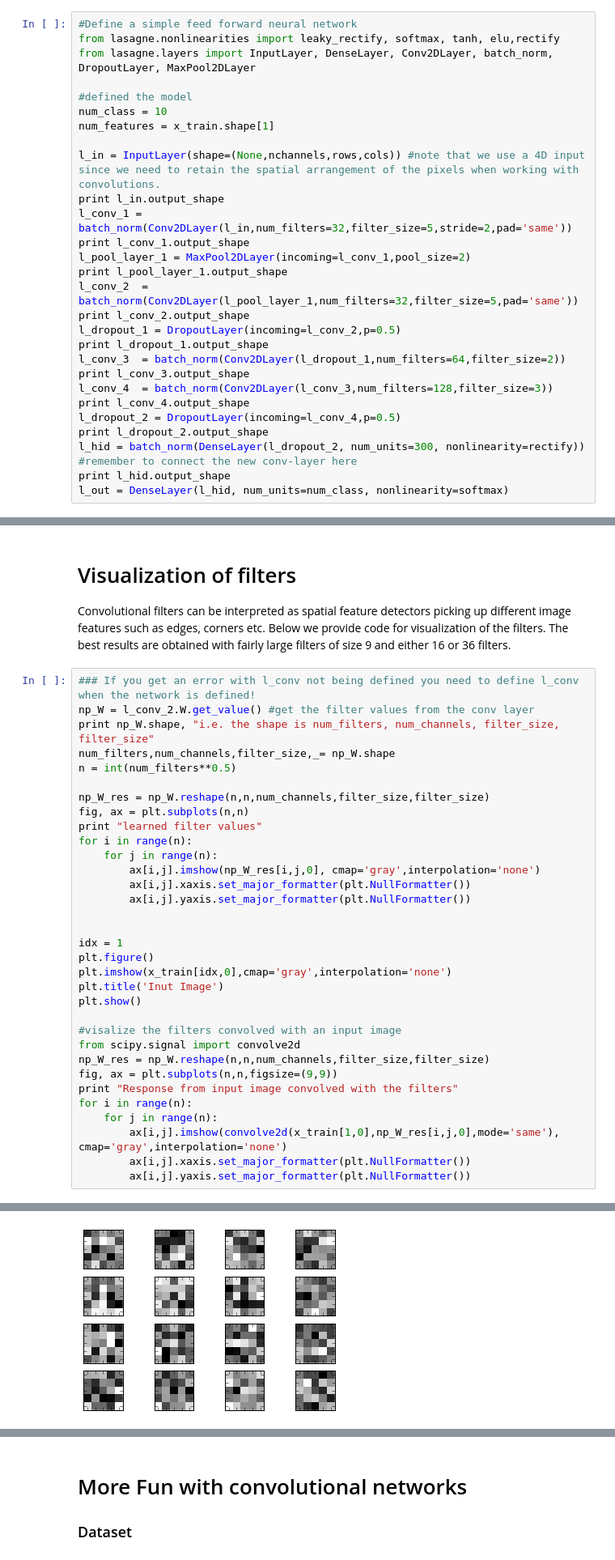
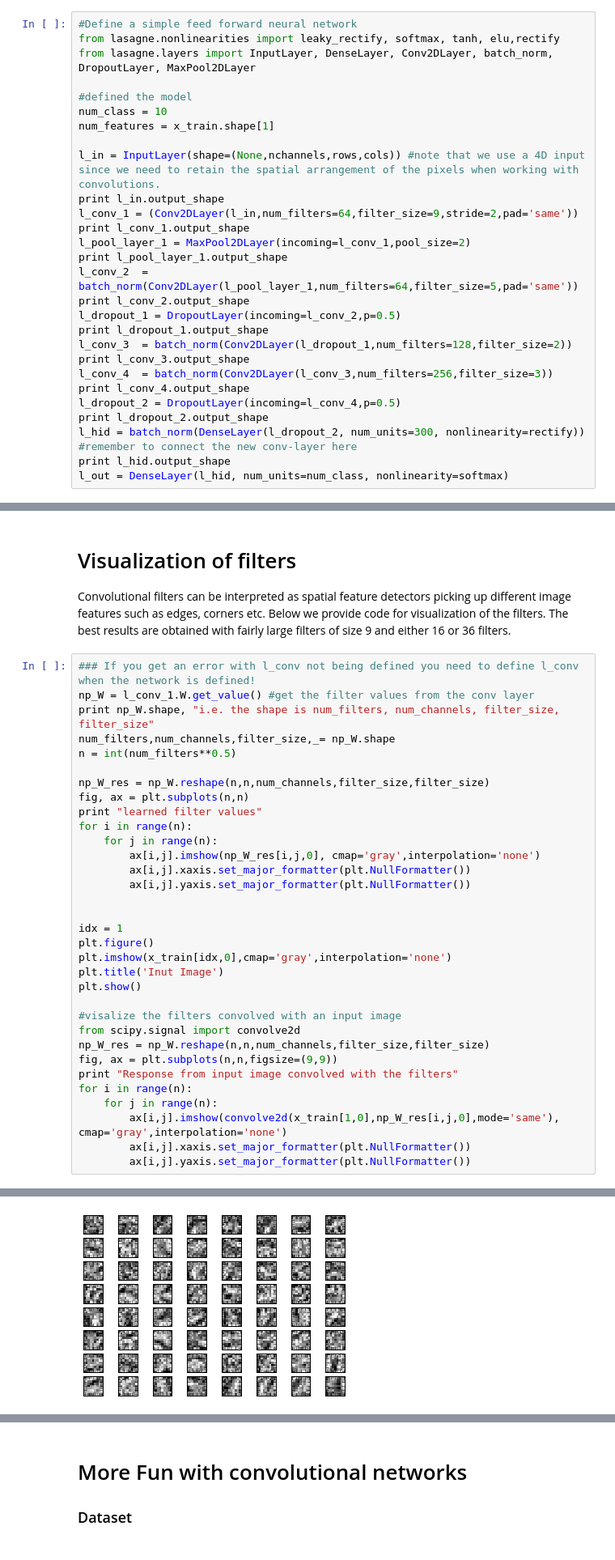
Before and after one commit to AdamPalmar/02456-Deep-learning-AP, a Jupyter notebook: week2/lab2_CNN.ipynb, the cells around one changed output, grey strips where cells are left out. Shown: that part at 81% size. Drawn from its saved outputs; the diff is of its cells as text.

```diff
--- a/week2/lab2_CNN.ipynb
+++ b/week2/lab2_CNN.ipynb
@@ -59,17 +78,17 @@ num_features = x_train.shape[1]
 
 l_in = InputLayer(shape=(None,nchannels,rows,cols)) #note that we use a 4D input since we need to retain the spatial arrangement of the pixels when working with convolutions.
 print l_in.output_shape
-l_conv_1 = batch_norm(Conv2DLayer(l_in,num_filters=32,filter_size=5,stride=2,pad='same'))
+l_conv_1 = (Conv2DLayer(l_in,num_filters=64,filter_size=9,stride=2,pad='same'))
 print l_conv_1.output_shape
 l_pool_layer_1 = MaxPool2DLayer(incoming=l_conv_1,pool_size=2)
 print l_pool_layer_1.output_shape
-l_conv_2  = batch_norm(Conv2DLayer(l_pool_layer_1,num_filters=32,filter_size=5,pad='same'))
+l_conv_2  = batch_norm(Conv2DLayer(l_pool_layer_1,num_filters=64,filter_size=5,pad='same'))
 print l_conv_2.output_shape
 l_dropout_1 = DropoutLayer(incoming=l_conv_2,p=0.5)
 print l_dropout_1.output_shape
-l_conv_3  = batch_norm(Conv2DLayer(l_dropout_1,num_filters=64,filter_size=2))
+l_conv_3  = batch_norm(Conv2DLayer(l_dropout_1,num_filters=128,filter_size=2))
 print l_conv_3.output_shape
-l_conv_4  = batch_norm(Conv2DLayer(l_conv_3,num_filters=128,filter_size=3))
+l_conv_4  = batch_norm(Conv2DLayer(l_conv_3,num_filters=256,filter_size=3))
 print l_conv_4.output_shape
 l_dropout_2 = DropoutLayer(incoming=l_conv_4,p=0.5)
 print l_dropout_2.output_shape
@@ -257,7 +302,7 @@ With the 2d conv layer the test accuracy had increased 98 %
 Convolutional filters can be interpreted as spatial feature detectors picking up different image features such as edges, corners etc. Below we provide code for visualization of the filters. The best results are obtained with fairly large filters of size 9 and either 16 or 36 filters.
 # %%
 ### If you get an error with l_conv not being defined you need to define l_conv when the network is defined!
-np_W = l_conv_2.W.get_value() #get the filter values from the conv layer
+np_W = l_conv_1.W.get_value() #get the filter values from the conv layer
 print np_W.shape, "i.e. the shape is num_filters, num_channels, filter_size, filter_size"
 num_filters,num_channels,filter_size,_= np_W.shape
 n = int(num_filters**0.5)
@@ -293,4 +338,4 @@ for i in range(n):
 learned filter values
-[figure, old version]
+[figure, new version]
 [figure]
 Response from input image convolved with the filters
```
Also changed, not shown: parts of 12 cells of this notebook, 2 other files.
